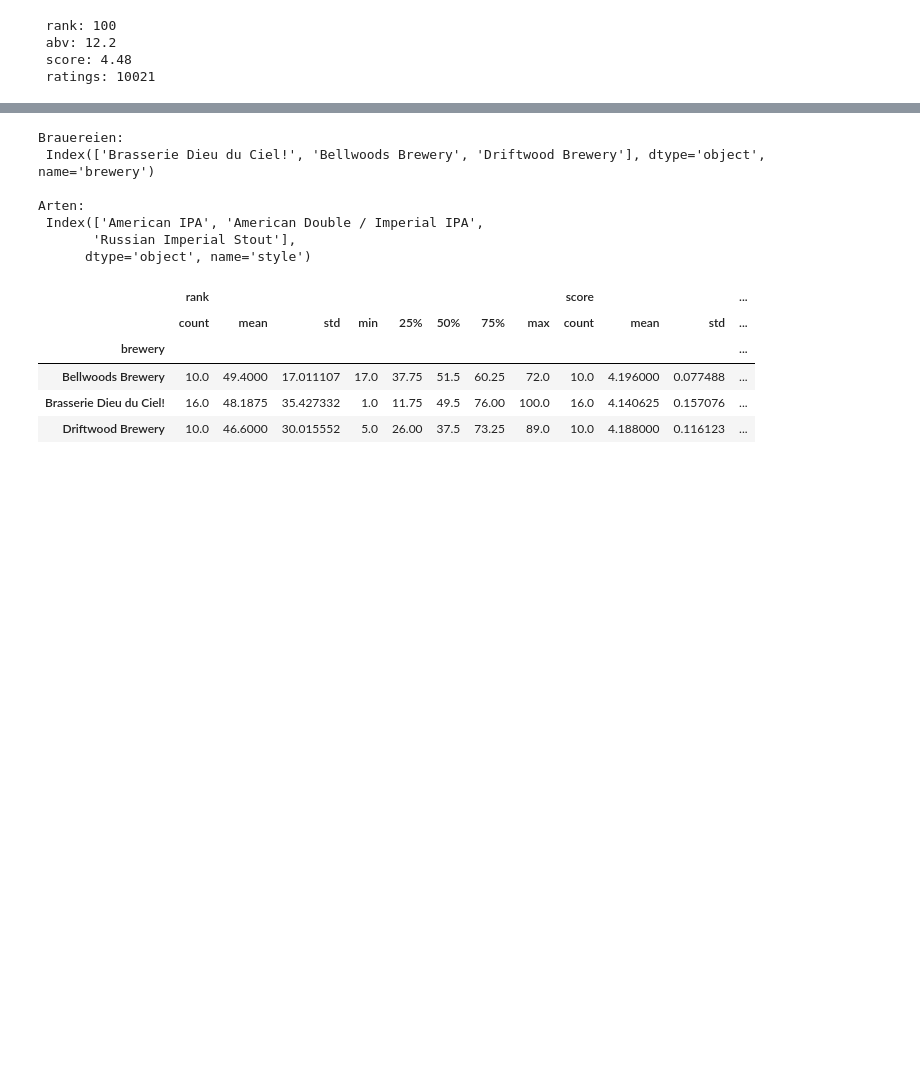
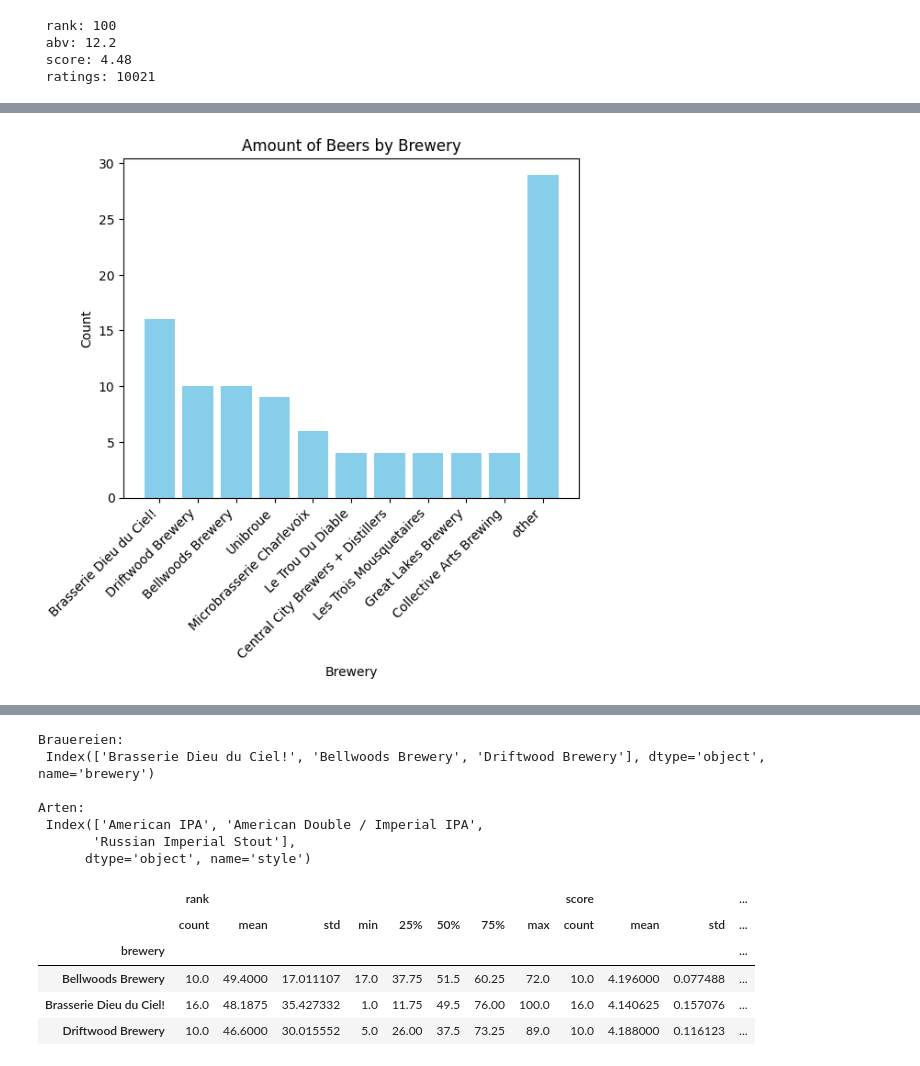
Before and after one commit to wreiner/FHJ-visdatam, a Jupyter notebook: aufg01/Aufgabe01.ipynb, the cells around one changed output, grey strips where cells are left out. Drawn from its saved outputs; the diff is of its cells as text; code cells hidden in the pictures; blank space fills up the shorter version.

```diff
--- a/aufg01/Aufgabe01.ipynb
+++ b/aufg01/Aufgabe01.ipynb
@@ -70,0 +116,20 @@ print(f" rank: {rmax}\n abv: {abvmax}\n score: {smax}\n ratings: {ramax}")
+# %%
+brewery_count_elements = beers['brewery'].value_counts()
+
+# Combine breweries with less than 4 counts into 'other'
+brewery_count_elements['other'] = brewery_count_elements[brewery_count_elements < 4].sum()
+brewery_count_elements = brewery_count_elements[brewery_count_elements >= 4]
+
+# Create a bar chart for brewery
+plt.bar(brewery_count_elements.index, brewery_count_elements.values, color='skyblue')
+
+plt.xlabel('Brewery')
+plt.ylabel('Count')
+plt.title('Amount of Beers by Brewery')
+
+# Rotate x-axis
+plt.xticks(rotation=45, ha='right')
+
+plt.show()
+# %% [output]
+[figure, added]
```
Also changed, not shown: parts of 19 cells of this notebook.
